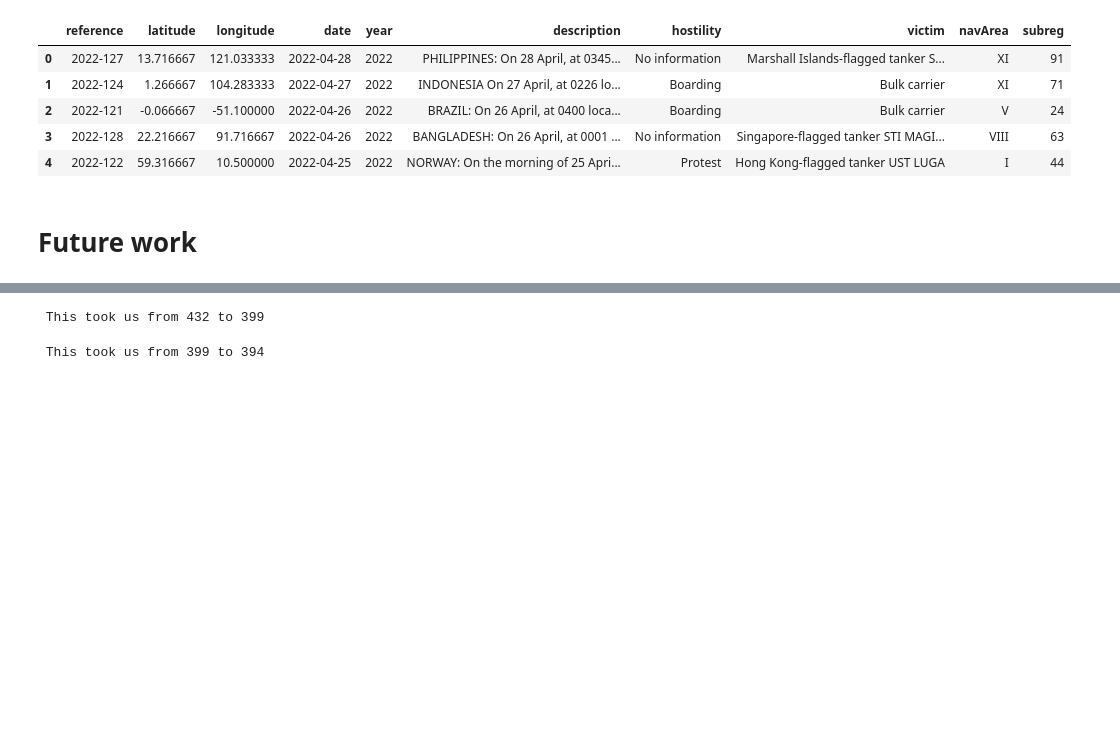
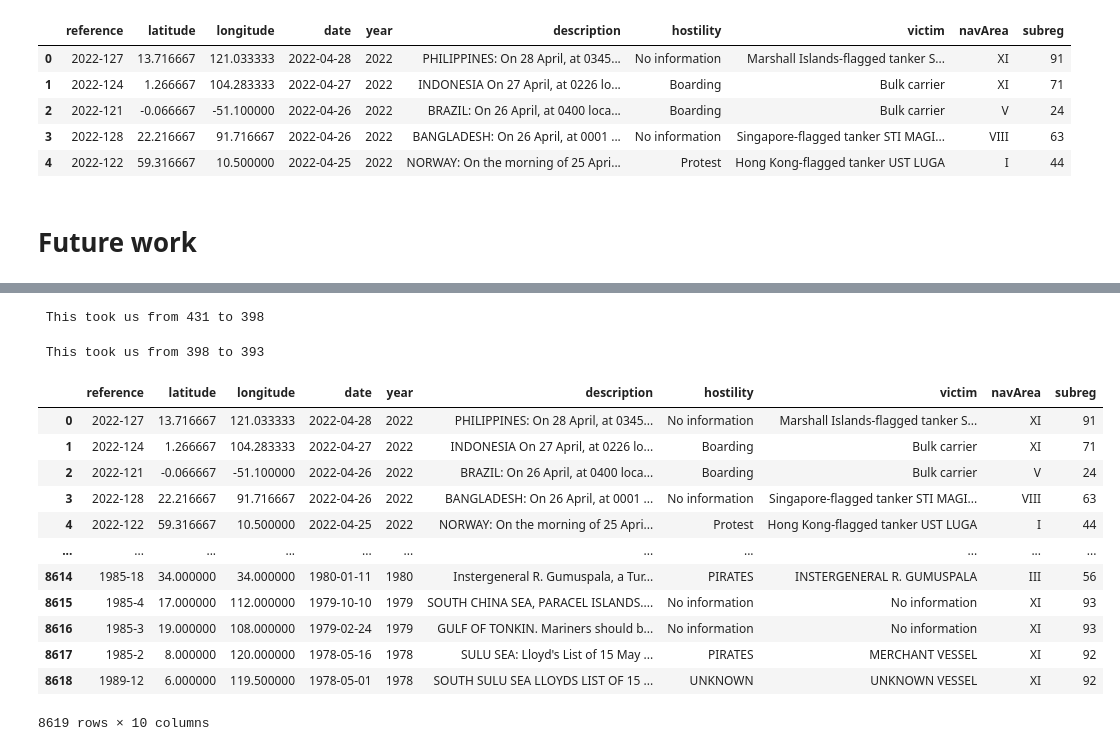
Before and after one commit to hrokr/International-Maritime-Piracy, a Jupyter notebook: notebooks/step1_munging_and_eda_stuff.ipynb, the cells around one changed output, grey strips where cells are left out. Drawn from its saved outputs; the diff is of its cells as text; code cells hidden in the pictures; blank space fills up the shorter version.

Commit message:
Remove whitespace in 'description' field

```diff
--- a/notebooks/step1_munging_and_eda_stuff.ipynb
+++ b/notebooks/step1_munging_and_eda_stuff.ipynb
@@ -185,3 +191,5 @@ Why, yes it does.
 # %%
+pd.set_option('display.max_colwidth', None)
+
 df['description'][df["reference"]=='1991-21']
 # %% [output]
@@ -189 +197,4 @@ df['description'][df["reference"]=='1991-21']
 Name: description, dtype: object
+# %%
+df.replace('\s+', ' ',regex=True,inplace=True)
+df.hostility = df.hostility.str.lstrip()
@@ -219,13 +236,13 @@ array([' SUSPICIOUS APPROACH', '15 PIRATES', '24-APR-2002',
 # %%
 #df[df["hostility"].str.contains(r"^Su(s|c)(p|])", regex=True, case=False)]
 
-
+df.hostility = df.hostility.str.lstrip()
 df['hostility'] = df['hostility'].str.replace(r'(?i)^Su[sc][][p][ie].*', 'Suspicious Approach', regex=True)
 # %%
 second_cut = df.hostility.nunique()
 print(f" This took us from {first_cut} to {second_cut}")
 # %% [output]
- This took us from 432 to 399
+ This took us from 431 to 398
 # %%
 df['hostility'] = df['hostility'].str.replace(r'(?i)Protest.*', 'Protest', regex=True)
 df['hostility'] = df['hostility'].str.replace(r'(?i)Stow.*', 'Stowaway', regex=True)
@@ -233,4 +250,22 @@ df['hostility'] = df['hostility'].str.replace(r'(?i)Stow.*', 'Stowaway', regex=T
 third_cut = df.hostility.nunique()
 print(f" This took us from {second_cut} to {third_cut}")
 # %% [output]
- This took us from 399 to 394
+ This took us from 398 to 393
+# %%
+df.replace('\s+', ' ',regex=True,inplace=True)
+# %%
+df
+# %% [output]
+|  | reference | latitude | longitude | date | year | description | hostility | victim | navArea | subreg |
+| 0 | 2022-127 | 13.716667 | 121.033333 | 2022-04-28 | 2022 | PHILIPPINES: On 28 April, at 0345... | No information | Marshall Islands-flagged tanker S... | XI | 91 |
+| 1 | 2022-124 | 1.266667 | 104.283333 | 2022-04-27 | 2022 | INDONESIA On 27 April, at 0226 lo... | Boarding | Bulk carrier | XI | 71 |
+| 2 | 2022-121 | -0.066667 | -51.100000 | 2022-04-26 | 2022 | BRAZIL: On 26 April, at 0400 loca... | Boarding | Bulk carrier | V | 24 |
+| 3 | 2022-128 | 22.216667 | 91.716667 | 2022-04-26 | 2022 | BANGLADESH: On 26 April, at 0001 ... | No information | Singapore-flagged tanker STI MAGI... | VIII | 63 |
+| 4 | 2022-122 | 59.316667 | 10.500000 | 2022-04-25 | 2022 | NORWAY: On the morning of 25 Apri... | Protest | Hong Kong-flagged tanker UST LUGA | I | 44 |
+| ... | ... | ... | ... | ... | ... | ... | ... | ... | ... | ... |
+| 8614 | 1985-18 | 34.000000 | 34.000000 | 1980-01-11 | 1980 | Instergeneral R. Gumuspala, a Tur... | PIRATES | INSTERGENERAL R. GUMUSPALA | III | 56 |
+| 8615 | 1985-4 | 17.000000 | 112.000000 | 1979-10-10 | 1979 | SOUTH CHINA SEA, PARACEL ISLANDS.... | No information | No information | XI | 93 |
+| 8616 | 1985-3 | 19.000000 | 108.000000 | 1979-02-24 | 1979 | GULF OF TONKIN. Mariners should b... | No information | No information | XI | 93 |
+| 8617 | 1985-2 | 8.000000 | 120.000000 | 1978-05-16 | 1978 | SULU SEA: Lloyd's List of 15 May ... | PIRATES | MERCHANT VESSEL | XI | 92 |
+| 8618 | 1989-12 | 6.000000 | 119.500000 | 1978-05-01 | 1978 | SOUTH SULU SEA LLOYDS LIST OF 15 ... | UNKNOWN | UNKNOWN VESSEL | XI | 92 |
+8619 rows × 10 columns
```
Also changed, not shown: parts of 8 cells of this notebook.
